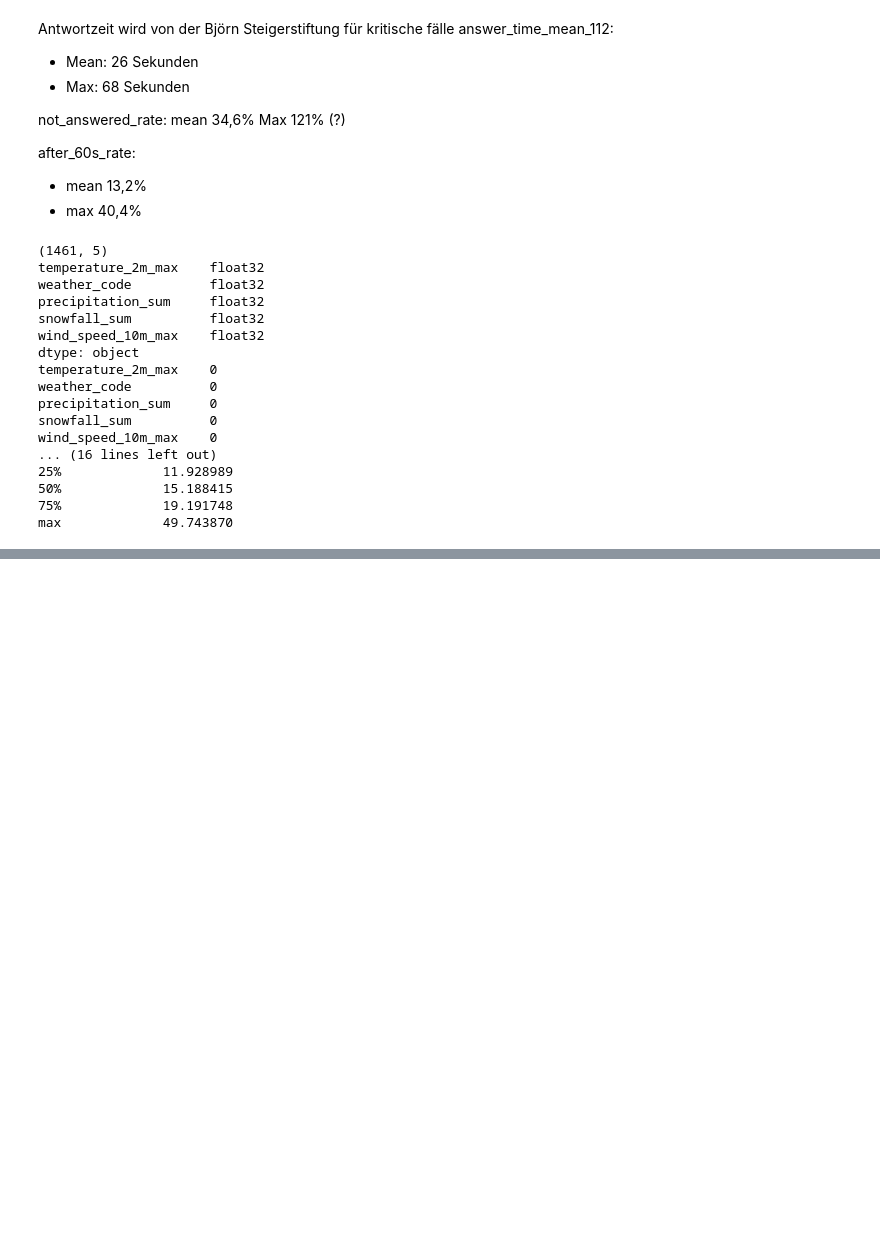
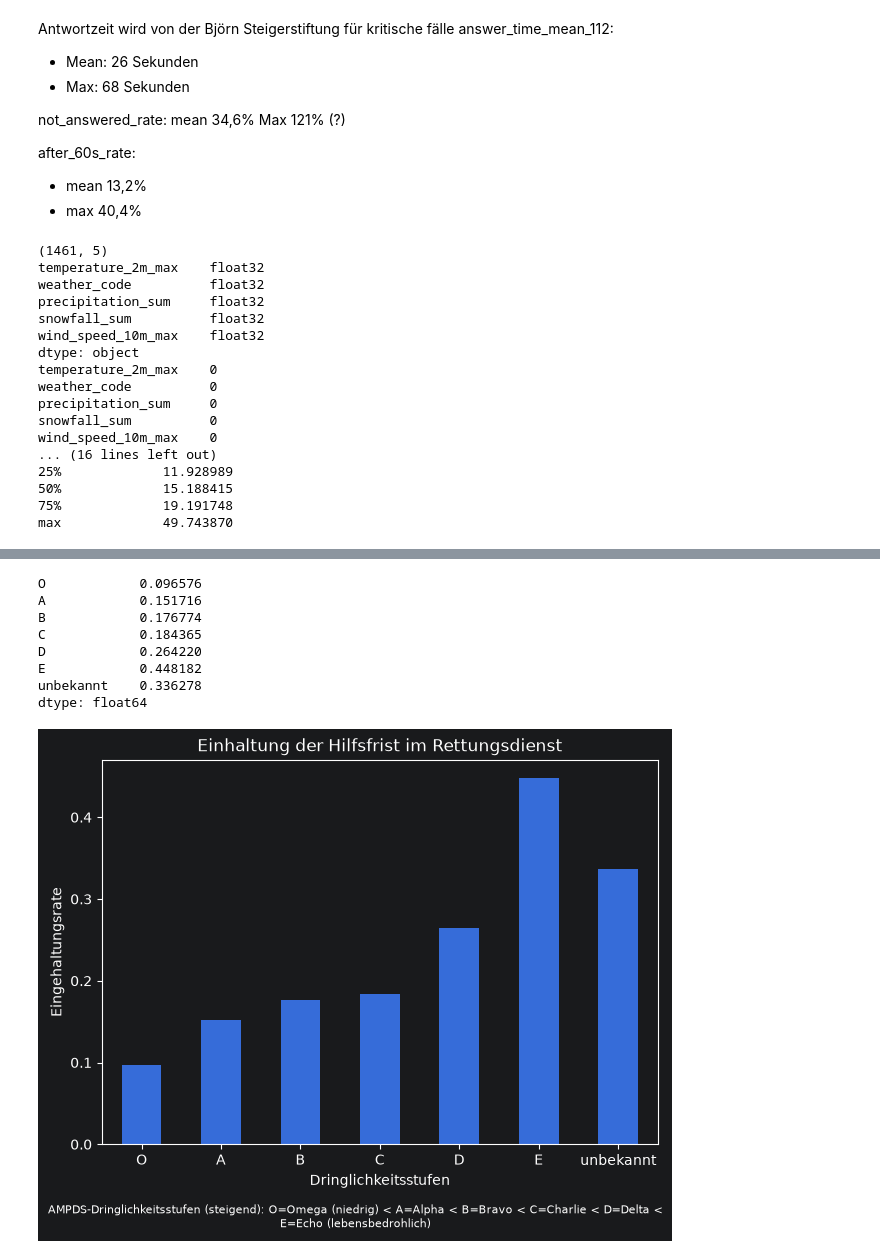
Before and after one commit to coohjaay/BigdataNeu, a Jupyter notebook: sample.ipynb, the cells around one changed output, grey strips where cells are left out. Drawn from its saved outputs; the diff is of its cells as text; code cells hidden in the pictures; blank space fills up the shorter version.

```diff
--- a/sample.ipynb
+++ b/sample.ipynb
@@ -348,0 +397,6 @@ https://open-meteo.com/en/docs/historical-forecast-api?start_date=2022-01-01&end
+# %%
+# response_time NaN entfernen
+print("vorher:", df_mission_data.shape)
+#dropna löscht Zeilen wo NaN ist
+df_mission_data = df_mission_data.dropna(subset=["response_time"])
+print("nachher", df_mission_data.shape)
@@ -348,0 +406,10 @@ https://open-meteo.com/en/docs/historical-forecast-api?start_date=2022-01-01&end
+# %%
+# Zielvariable Hilfsfrist eingehalten
+df_mission_data["hilfsfrist"] = df_mission_data["response_time"] <= 480
+print(df_mission_data["hilfsfrist"].value_counts(normalize=True))
+
+# Wochentag und Monat aus dem Datums-Index rausziehen
+df_mission_data["wochentag"] = df_mission_data.index.day_name()
+df_mission_data["monat"] = df_mission_data.index.month
+
+print(df_mission_data[["wochentag", "monat"]].head())
@@ -348,0 +478,40 @@ https://open-meteo.com/en/docs/historical-forecast-api?start_date=2022-01-01&end
+# %%
+# Hilfsfrist-Quote pro Kritikalitätsstufe (statt Einsatztyp, da jetzt nur noch Rettungsdienst)
+crit_spalten = [col for col in df_mission_data.columns if col.startswith("criticality_")]
+quote_je_crit = {
+    col.replace("criticality_", ""): df_mission_data.loc[df_mission_data[col], "hilfsfrist"].mean()
+    for col in crit_spalten
+}
+quote_je_crit = pd.Series(quote_je_crit)
+
+# Nach AMPDS-Dringlichkeit sortieren (O < A < B < C < D < E), statt nach Quote
+reihenfolge = ["O", "A", "B", "C", "D", "E", "unbekannt"]
+quote_je_crit = quote_je_crit.reindex([k for k in reihenfolge if k in quote_je_crit.index])
+
+print(quote_je_crit)
+
+quote_je_crit.plot(kind="bar")
+plt.ylabel("Eingehaltungsrate")
+plt.xlabel("Dringlichkeitsstufen")
+plt.title("Einhaltung der Hilfsfrist im Rettungsdienst")
+plt.xticks(rotation=0)
+
+# Legende/Erklärung der AMPDS-Stufen als Bildunterschrift
+plt.figtext(
+    0.5, -0.05,
+    "AMPDS-Dringlichkeitsstufen (steigend): O=Omega (niedrig) < A=Alpha < B=Bravo < C=Charlie < D=Delta < E=Echo (lebensbedrohlich)",
+    wrap=True, ha="center", fontsize=8
+)
+
+plt.tight_layout()
+plt.show()
+# %% [output]
+O            0.096576
+A            0.151716
+B            0.176774
+C            0.184365
+D            0.264220
+E            0.448182
+unbekannt    0.336278
+dtype: float64
+[figure, added]
```
Also changed, not shown: parts of 13 cells of this notebook, 1 other file.
